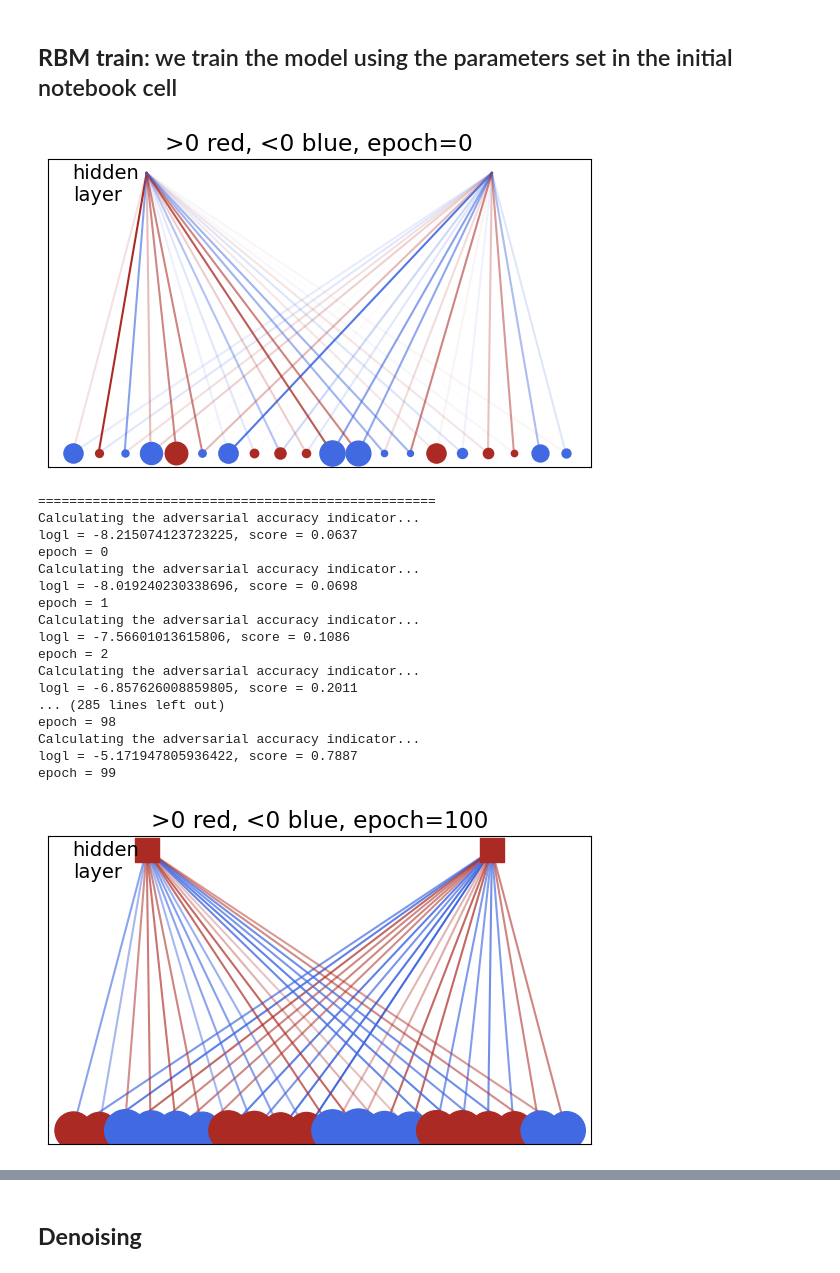
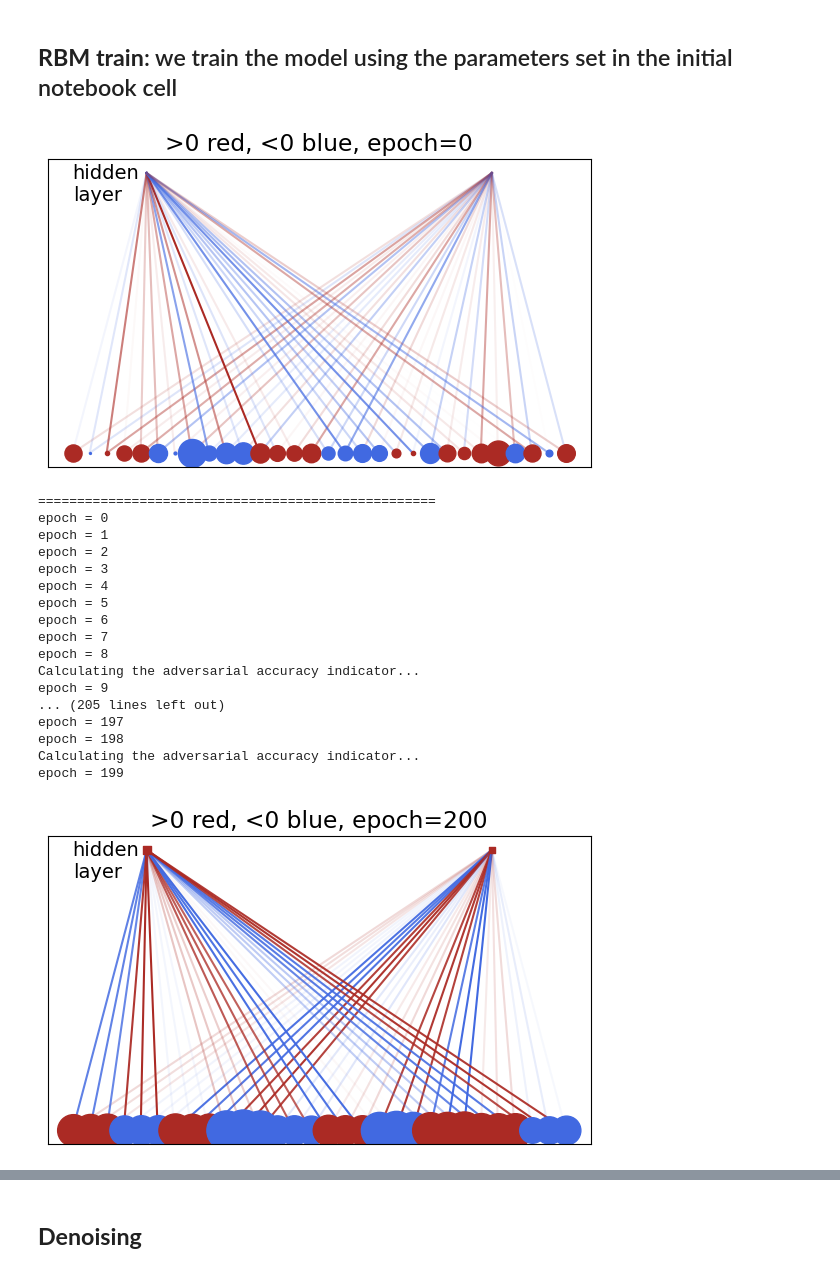
Before and after one commit to RiccardoTancredi/LaboratoryOfComputationalPhysics-Mod.B, a Jupyter notebook: E2/group2301_exercise2.ipynb, the cells around one changed output, grey strips where cells are left out. Saved outputs shown, nothing was run; the diff lists cells and outputs as text; code cells hidden in the pictures.

```diff
--- a/E2/group2301_exercise2.ipynb
+++ b/E2/group2301_exercise2.ipynb
@@ -48,13 +48,13 @@ save_file = True
 # %%
 # random seed for reproducibility
-np.random.seed(2089395)
+np.random.seed(12345)
 
 # size of dataset
 N = 10000
 # number of block for one-hot encoding
 G = 5
 # number of categories
-A = 4
+A = 4 if data == "b" else 6
 # number of categories of kind 0
 A0 = int(A/2)
 # number of categories of kind 1
@@ -97,11 +97,11 @@ if data == "b":
 
         if(n<3): print(x[n], y[n])
 
-    print("...")
-
 elif data == "c":
     x = np.loadtxt('Data_c/x_RBM_q0.2.dat', delimiter=" ",dtype=int)
 
 else:
     print("Select your data")
+
+print("...")
 # %% [output]
@@ -286,7 +273,10 @@ output= [1 0]
 #### For the centering trick, this equation holds: $$-E_c = \sum_i a_i (v_i - \mu_i) + \sum_{i,\mu}W_{i\mu}(v_i - \mu_i)(h_\mu - \lambda_\mu) = \sum_i a_i v_i + \sum_{i,\mu}W_{i\mu}v_i(h_\mu - \lambda_\mu) - c$$ where, as we did with the $\sum_\mu b_\mu h_\mu$ terms for the non-centering part, there is a $v$-independent $c$ term that we can leave out.
 # %%
 def one_hot_generator(nBlocks, w, h, a, ampl=1): # nBlocks = G
-    encodings = [np.array([1,0,0,0]),np.array([0,1,0,0]),np.array([0,0,1,0]),np.array([0,0,0,1])]   # possible encodings
+    if data == "b":
+        encodings = [np.array([1,0,0,0]),np.array([0,1,0,0]),np.array([0,0,1,0]),np.array([0,0,0,1])]   # possible encodings
+    else:
+        encodings = [np.array([1,0,0,0,0,0]),np.array([0,1,0,0,0,0]),np.array([0,0,1,0,0,0]),np.array([0,0,0,1,0,0]), np.array([0,0,0,0,1,0]), np.array([0,0,0,0,0,1])]
     if SPINS:
         for i in range(len(encodings)):
             encodings[i] = 2*encodings[i] - np.ones(A, dtype=int)       # change of representation if Spins == True, so when GAP = 2 and vmin = -1
@@ -295,19 +285,19 @@ def one_hot_generator(nBlocks, w, h, a, ampl=1): # nBlocks = G
         # for each block of 4 bits we try all encodings and choose one at random with probability given by the boltzmann distribution
         probabilities = []
         for encoding in encodings: # for each possible encoding 1000, 0100, ... we evaluate the energy and its corresponding probability
-            energy = np.dot(a[block*4: (block+1)*4] + w[block*4:(block+1)*4, ]@h, encoding) # interaction of the chosen block with its local field
+            energy = np.dot(a[block*A: (block+1)*A] + w[block*A:(block+1)*A, ]@h, encoding) # interaction of the chosen block with its local field
             probabilities.append(np.exp(energy*ampl))
         probabilities = probabilities / sum(probabilities)          # normalized probability
-        cumulatives = [sum(probabilities[:i+1]) for i in range(4)]  # cumulative probability function
+        cumulatives = [sum(probabilities[:i+1]) for i in range(A)]  # cumulative probability function
         random = np.random.uniform(0., 1.)
         # Here we look for the first index at which the cumulatives are higher than the uniform random variable
         choice = 0
-        for i in range(4):
+        for i in range(A):
             if cumulatives[i] > random :
                 choice = i
                 break
         # Now choice is the index of the encoding we wanted
-        vf[block*4:(block+1)*4] = encodings[choice]
+        vf[block*A:(block+1)*A] = encodings[choice]
     return vf
 # %% [markdown]
 ### **ADAM class**: implementation of Adam algorithm
@@ -512,7 +539,7 @@ def S(v, v1):
 ## **RBM train**: we train the model using the parameters set in the initial notebook cell
 # %%
 # random seed for reproducibility
-np.random.seed(2089395)
+np.random.seed(12345)
 
 # initial plot
 plotgraph(0)
@@ -521,7 +548,7 @@ plotgraph(0)
 l_rate = 1.0
 
 # One-hot encoding
-nBlocks = int(L/4)
+nBlocks = int(L/A)
 
 # minibatch
 mini, m = mini_batch_size, 0
@@ -621,11 +648,11 @@ for epoch in range(epochs):
             db = (h_data - h_model)/mini    # gradient variable
             w, a, b = adam.update(t, w, a, b, dw, da, db) if ADAM else vanilla(w, a, b, dw*l_rate, da*l_rate, db*l_rate)
 
-            if not ADAM:
-                l_rate = l_rate / (0.05 * l_rate + 1)
-
             m = 0
             t += 1
+
+    if not ADAM:
+        l_rate = l_rate / (0.01 * l_rate + 1)
 
     if epoch%printrate==(printrate-1):
         # plotgraph(epoch+1)
@@ -635,54 +662,54 @@ for epoch in range(epochs):
         for k in range(N):
             # positive CD phase: generating h
             hfin[k] = activate(v0[k]-mu_c,w,b,GAP)
             # negative CD phase: generating fantasy vf
             v1[k] = one_hot_generator(nBlocks, w, hfin[k]-lambda_c, a) if one_hot else activate(hfin[k]-lambda_c,w.T,a,GAP)
 
         # Energy update
         a1, a2, en = E(v0, v1)
         A_S.append(a1)
         A_T.append(a2)
         energy.append(en)
 
         # Entropy update
         entropy.append(S(v0, v1))
 
         # Our_score update
-        sco_temp = our_score(v1)
+        sco_temp = our_score(v1) if data == "b" else our_score_mysterious(v1)
         score.append(sco_temp)
 
-        # Log-likelihood update
-        log_temp = log_likelihood(w, a, b, v0-mu_c, hfin-lambda_c)
-        log_res.append(log_temp)
+        # # Log-likelihood update
+        # log_temp = log_likelihood(w, a, b, v0-mu_c, hfin-lambda_c)
+        # log_res.append(log_temp)
 
-        print(f"logl = {log_temp}, score = {sco_temp}")
+        # print(f"logl = {log_temp}, score = {sco_temp}")
 
     # randomize the order of input data
     np.random.shuffle(v)
 
     print('epoch =', epoch)
 
 plotgraph(epochs)
 # %% [output]
-[figure, old version]
+[figure, new version]
 ===================================================
+epoch = 0
+epoch = 1
+epoch = 2
+epoch = 3
+epoch = 4
+epoch = 5
+epoch = 6
+epoch = 7
+epoch = 8
 Calculating the adversarial accuracy indicator...
-logl = -8.215074123723225, score = 0.0637
-epoch = 0
+epoch = 9
+... (205 lines left out)
+epoch = 197
+epoch = 198
 Calculating the adversarial accuracy indicator...
-logl = -8.019240230338696, score = 0.0698
-epoch = 1
-Calculating the adversarial accuracy indicator...
-logl = -7.56601013615806, score = 0.1086
-epoch = 2
-Calculating the adversarial accuracy indicator...
-logl = -6.857626008859805, score = 0.2011
-... (285 lines left out)
-epoch = 98
-Calculating the adversarial accuracy indicator...
-logl = -5.171947805936422, score = 0.7887
-epoch = 99
+epoch = 199
-[figure, old version]
+[figure, new version]
 # %%
 w[:3], a, b, dw[:3], da, db
 # %% [output]
```
Also changed, not shown: parts of 25 cells of this notebook, 3 other files.
